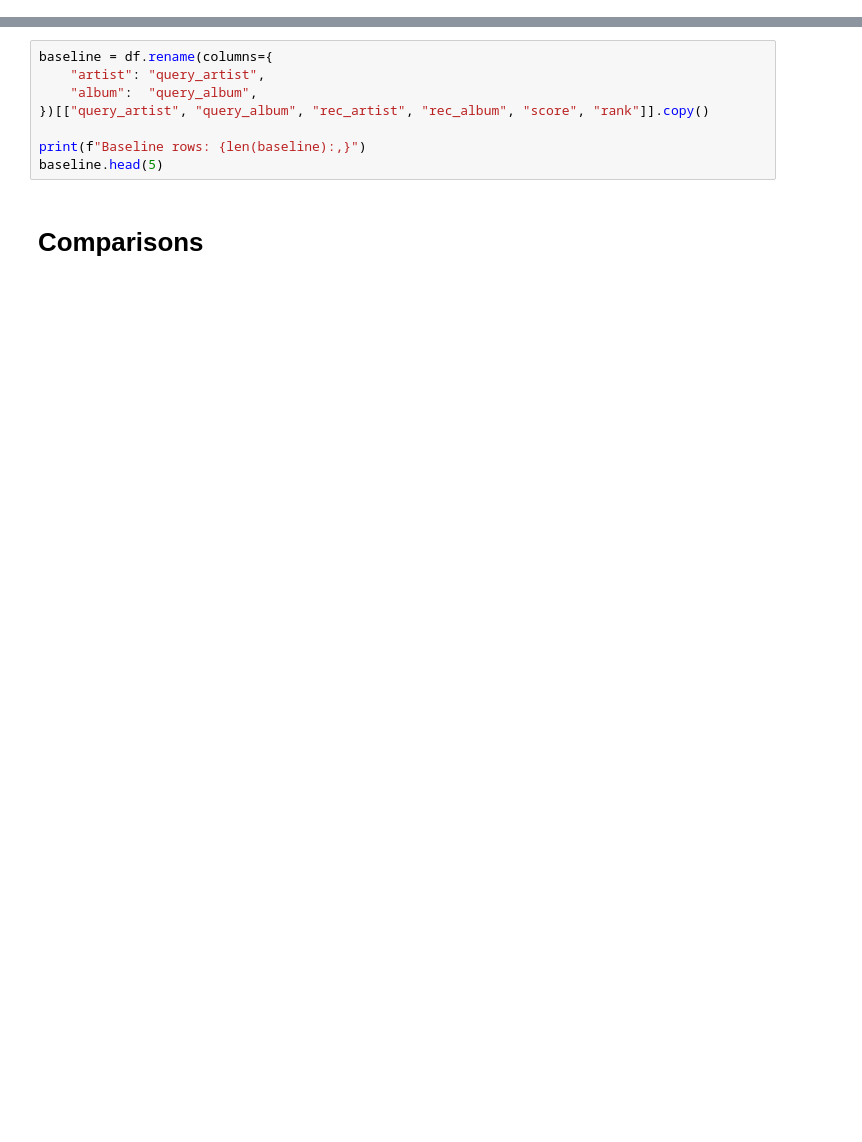
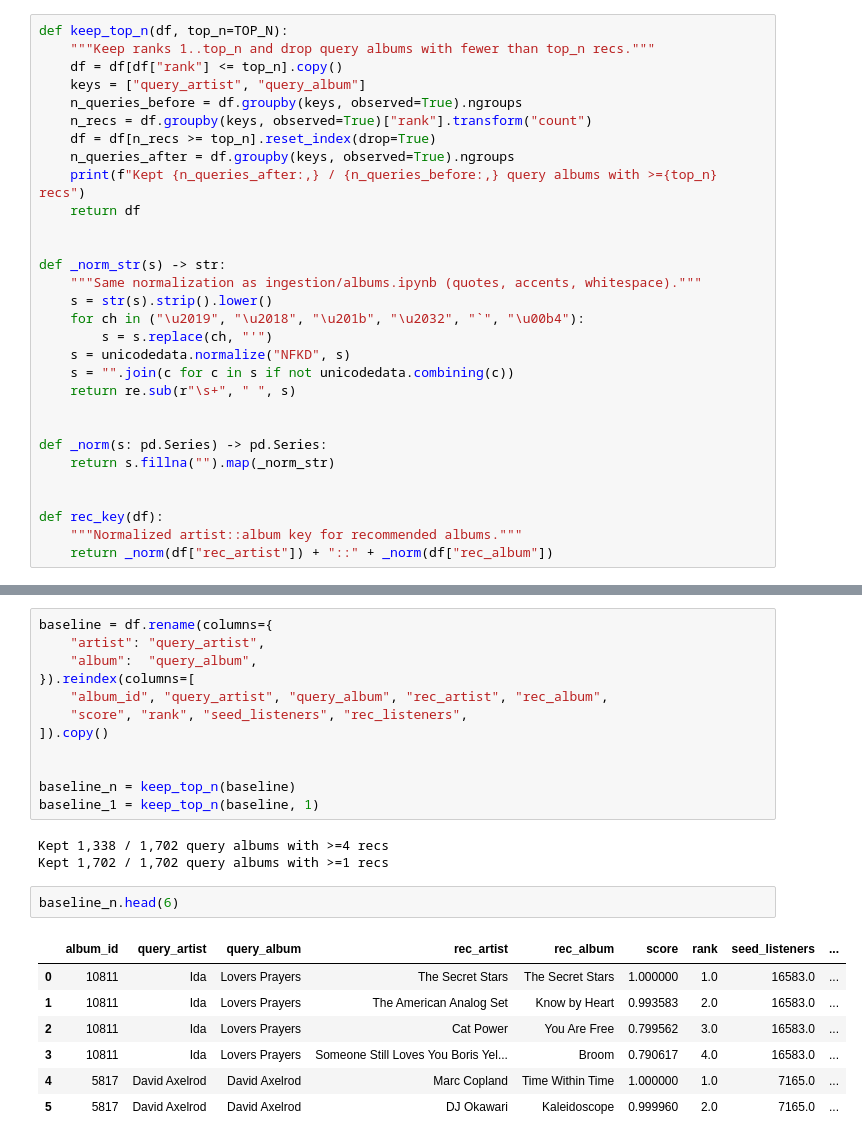
Before and after one commit to lbarleta/critical-listener, a Jupyter notebook: lastfm-bench/lastfm_bench.ipynb, the cells around one changed output, grey strips where cells are left out. Cells and saved outputs as stored; diff of their text form; blank space fills up the shorter version.

```diff
--- a/lastfm-bench/lastfm_bench.ipynb
+++ b/lastfm-bench/lastfm_bench.ipynb
@@ -12,0 +22,30 @@ RECS_PATH = DATA_DIR / "recommendations_album_level_avg_embeddings.parquet"
+# %%
+def keep_top_n(df, top_n=TOP_N):
+    """Keep ranks 1..top_n and drop query albums with fewer than top_n recs."""
+    df = df[df["rank"] <= top_n].copy()
+    keys = ["query_artist", "query_album"]
+    n_queries_before = df.groupby(keys, observed=True).ngroups
+    n_recs = df.groupby(keys, observed=True)["rank"].transform("count")
+    df = df[n_recs >= top_n].reset_index(drop=True)
+    n_queries_after = df.groupby(keys, observed=True).ngroups
+    print(f"Kept {n_queries_after:,} / {n_queries_before:,} query albums with >={top_n} recs")
+    return df
+
+
+def _norm_str(s) -> str:
+    """Same normalization as ingestion/albums.ipynb (quotes, accents, whitespace)."""
+    s = str(s).strip().lower()
+    for ch in ("\u2019", "\u2018", "\u201b", "\u2032", "`", "\u00b4"):
+        s = s.replace(ch, "'")
+    s = unicodedata.normalize("NFKD", s)
+    s = "".join(c for c in s if not unicodedata.combining(c))
+    return re.sub(r"\s+", " ", s)
+
+
+def _norm(s: pd.Series) -> pd.Series:
+    return s.fillna("").map(_norm_str)
+
+
+def rec_key(df):
+    """Normalized artist::album key for recommended albums."""
+    return _norm(df["rec_artist"]) + "::" + _norm(df["rec_album"])
@@ -35,9 +100,24 @@ df.head(5)
 baseline = df.rename(columns={
     "artist": "query_artist",
     "album":  "query_album",
-})[["query_artist", "query_album", "rec_artist", "rec_album", "score", "rank"]].copy()
+}).reindex(columns=[
+    "album_id", "query_artist", "query_album", "rec_artist", "rec_album",
+    "score", "rank", "seed_listeners", "rec_listeners",
+]).copy()
 
-print(f"Baseline rows: {len(baseline):,}")
-baseline.head(5)
+
+baseline_n = keep_top_n(baseline)
+baseline_1 = keep_top_n(baseline, 1)
+# %% [output]
+Kept 1,338 / 1,702 query albums with >=4 recs
+Kept 1,702 / 1,702 query albums with >=1 recs
-# %% [markdown]
-# Comparisons
+# %%
+baseline_n.head(6)
+# %% [output]
+|  | album_id | query_artist | query_album | rec_artist | rec_album | score | rank | seed_listeners | ... |
+| 0 | 10811 | Ida | Lovers Prayers | The Secret Stars | The Secret Stars | 1.000000 | 1.0 | 16583.0 | ... |
+| 1 | 10811 | Ida | Lovers Prayers | The American Analog Set | Know by Heart | 0.993583 | 2.0 | 16583.0 | ... |
+| 2 | 10811 | Ida | Lovers Prayers | Cat Power | You Are Free | 0.799562 | 3.0 | 16583.0 | ... |
+| 3 | 10811 | Ida | Lovers Prayers | Someone Still Loves You Boris Yel... | Broom | 0.790617 | 4.0 | 16583.0 | ... |
+| 4 | 5817 | David Axelrod | David Axelrod | Marc Copland | Time Within Time | 1.000000 | 1.0 | 7165.0 | ... |
+| 5 | 5817 | David Axelrod | David Axelrod | DJ Okawari | Kaleidoscope | 0.999960 | 2.0 | 7165.0 | ... |
```
Also changed, not shown: parts of 36 cells of this notebook, 4 other files.
